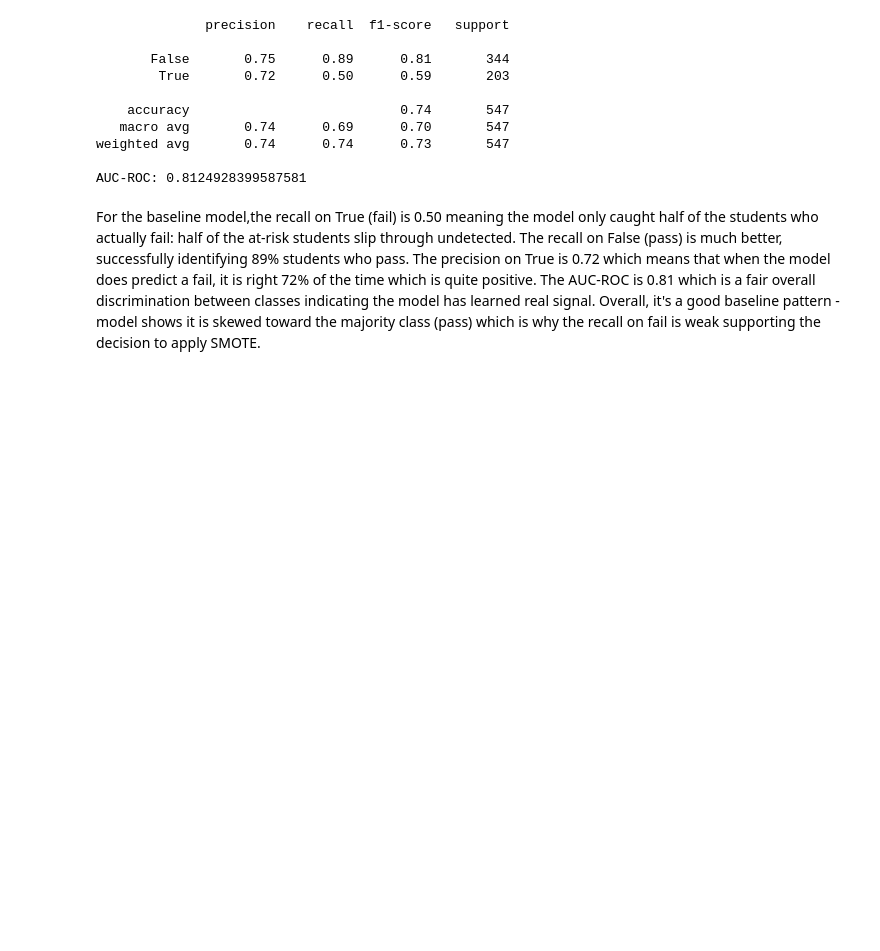
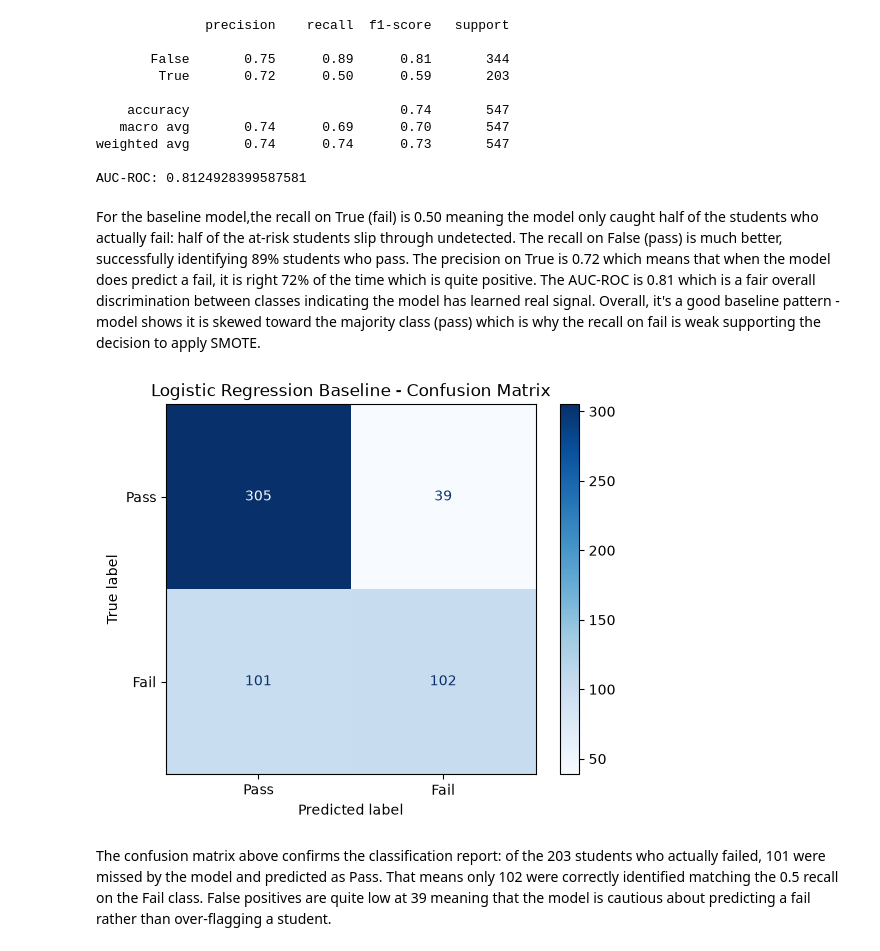
Before and after one commit to nxbulak/Student_Success_Prediction_MSc, a Jupyter notebook: Notebooks/4_Modelling_LogReg.ipynb, the cells around one changed output. Saved outputs shown, nothing was run; the diff lists cells and outputs as text; code cells hidden in the pictures; blank space fills up the shorter version.

Commit message:
confusion matrix and md to expand what is seem and how it links to the class. report

```diff
--- a/Notebooks/4_Modelling_LogReg.ipynb
+++ b/Notebooks/4_Modelling_LogReg.ipynb
@@ -384,3 +384,19 @@ weighted avg       0.74      0.74      0.73       547
 AUC-ROC: 0.8124928399587581
 # %% [markdown]
 For the baseline model,the recall on True (fail) is 0.50 meaning the model only caught half of the students who actually fail: half of the at-risk students slip through undetected. The recall on False (pass) is much better, successfully identifying 89% students who pass. The precision on True is 0.72 which means that when the model does predict a fail, it is right 72% of the time which is quite positive. The AUC-ROC is 0.81 which is a fair overall discrimination between classes indicating the model has learned real signal. Overall, it's a good baseline pattern - model shows it is skewed toward the majority class (pass) which is why the recall on fail is weak supporting the decision to apply SMOTE.
+# %%
+# Confusion Matrix to visualise
+
+# For visualising the CM
+import matplotlib.pyplot as plt
+from sklearn.metrics import ConfusionMatrixDisplay
+
+cm = confusion_matrix(y_test, y_pred) # Raw counts
+disp = ConfusionMatrixDisplay(confusion_matrix=cm, display_labels=["Pass", "Fail"]) # Wrap counts for plotting w labels
+disp.plot(cmap="Blues") # Render Matrix
+plt.title("Logistic Regression Baseline - Confusion Matrix")
+plt.show()
+# %% [output]
+[figure, added]
+# %% [markdown]
+The confusion matrix above confirms the classification report: of the 203 students who actually failed, 101 were missed by the model and predicted as Pass. That means only 102 were correctly identified matching the 0.5 recall on the Fail class. False positives are quite low at 39 meaning that the model is cautious about predicting a fail rather than over-flagging a student.
```
